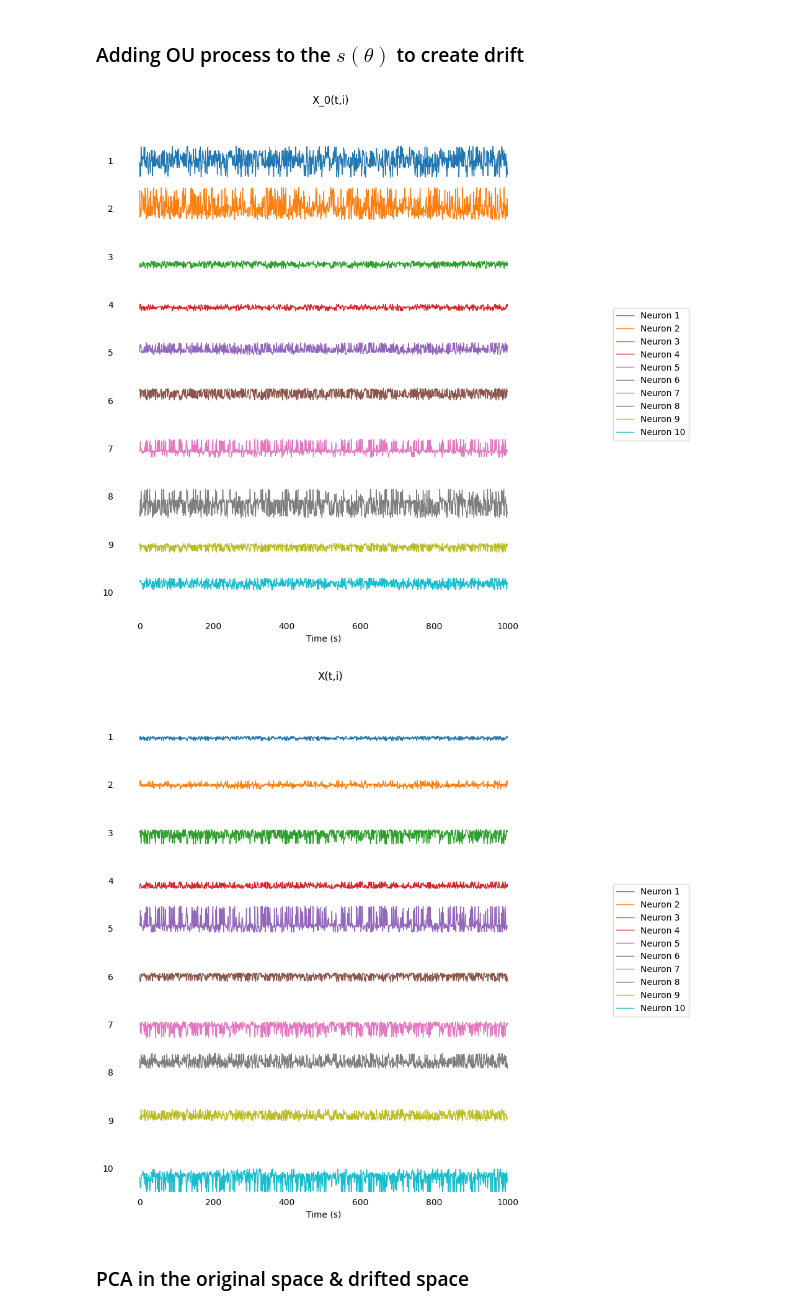
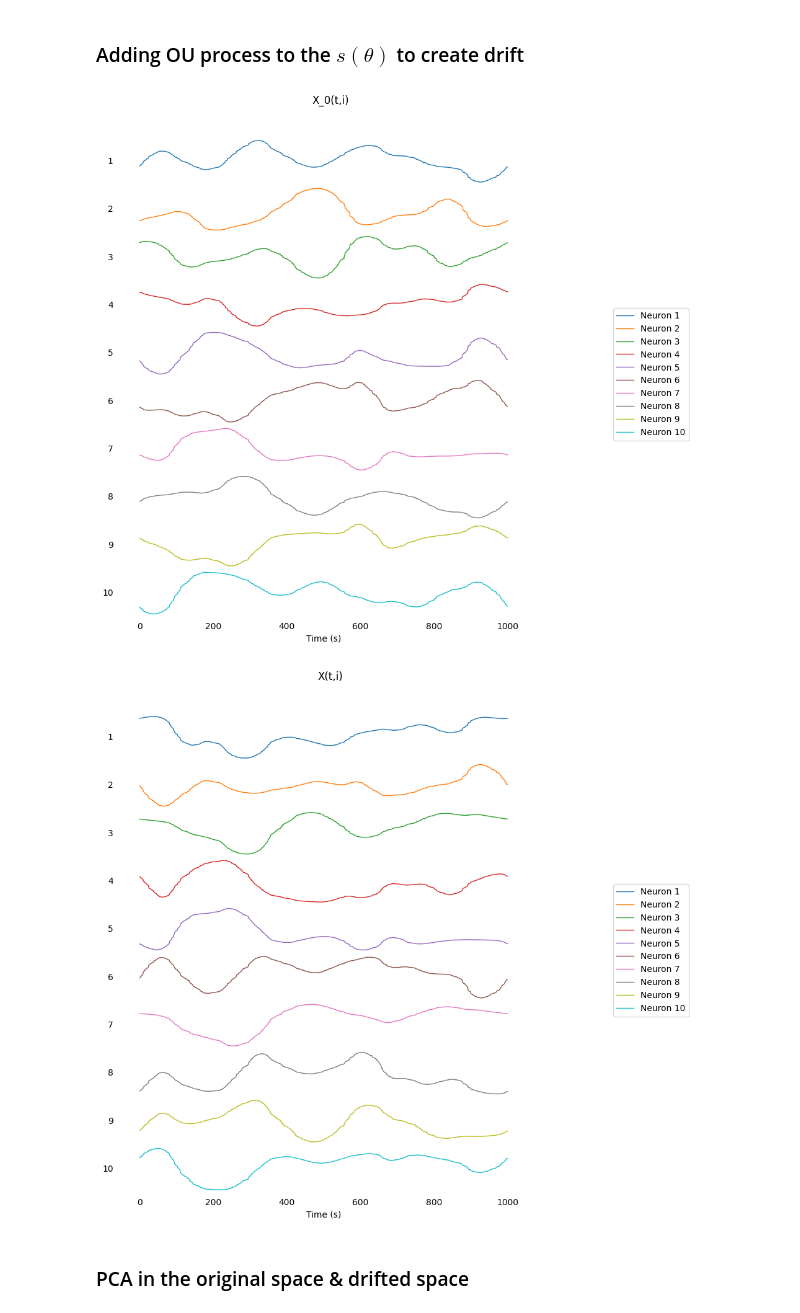
Before and after one commit to neuralalgorithms/representational-drift, a Jupyter notebook: OU_process.ipynb, the cells around one changed output. Drawn from its saved outputs; the diff is of its cells as text; code cells hidden in the pictures.

```diff
--- a/OU_process.ipynb
+++ b/OU_process.ipynb
@@ -155,6 +155,10 @@ gp_seed= 2
 ### Draw $\theta$ from Von Mises distribution
 # %%
 t, theta = simulate_vonmises_tseries(n_steps=T, mu=np.deg2rad(mu_deg), kappa=kappa, dt=dt, seed=theta_seed)
+
+# sorting theta from small to large
+sort_idx = np.argsort(theta)
+theta = theta[sort_idx]
 
 # visualize vonmises
 
@@ -170,7 +174,7 @@ n_bins_array, S = sample_gp_tuning_functions(
         K=K, n_bins=n_bins, length_scale=length_scale, variance=variance,
         mean=mean, transform=transform, seed=gp_seed)
 
-R = evaluate_tuning_at_angles(S, n_bins_array, theta) # (T, k)
+S_t = evaluate_tuning_at_angles(S, n_bins_array, theta) # (T, k)
 
 plot_tuning_curves(n_bins_array, S, n_show=K)
 # %% [output]
@@ -211,10 +215,10 @@ def plot_neurons_lineplot(X, ylabel="Neuron", title= None):
     colors = plt.cm.tab10(np.linspace(0, 1, n_neurons))  # Get n_neurons distinct colors
 
     # Calculate global y-axis limits for consistency
-    y_min = X[:, :n_neurons].min()
-    y_max = X[:, :n_neurons].max()
-    y_range = y_max - y_min
-    y_limits = [y_min - 0.1*y_range, y_max + 0.1*y_range]
+    # y_min = X[:, :n_neurons].min()
+    # y_max = X[:, :n_neurons].max()
+    # y_range = y_max - y_min
+    # y_limits = [y_min - 0.1*y_range, y_max + 0.1*y_range]
 
     # Create subplots with minimal spacing
     fig, axs = plt.subplots(n_neurons, 1, figsize=(9, n_neurons), sharex=True)
@@ -231,7 +235,7 @@ def plot_neurons_lineplot(X, ylabel="Neuron", title= None):
         lines.append(line)
         labels.append(f'{ylabel} {i+1}')
 
-        axs[i].set_ylim(y_limits)
+        # axs[i].set_ylim(y_limits)
         # Remove all spines and ticks
         for spine in axs[i].spines.values():
             spine.set_visible(False)
@@ -253,20 +257,20 @@ def plot_neurons_lineplot(X, ylabel="Neuron", title= None):
 # %%
 alpha = 0.02
 ou_seed = 3
 N = 10
 d_steps = 1000
 
 U, U_0 = ou_drift(d_steps=d_steps, N=N, K=K, alpha=alpha, seed=ou_seed)
 
-X = U @ R.T  # shape (N, T)
-X0 = U_0 @ R.T # initial state
+X = U @ S_t.T  # shape (N, T)
+X0 = U_0 @ S_t.T # initial state
 # visualization
 
 plot_neurons_lineplot(X0, title="X_0(t,i)")
 plot_neurons_lineplot(X, title = "X(t,i)")
 # %% [output]
-[figure, old version]
+[figure, new version]
-[figure, old version]
+[figure, new version]
 # %% [markdown]
 ### PCA in the original space & drifted space
 # %%
```
Also changed, not shown: parts of 4 cells of this notebook.
